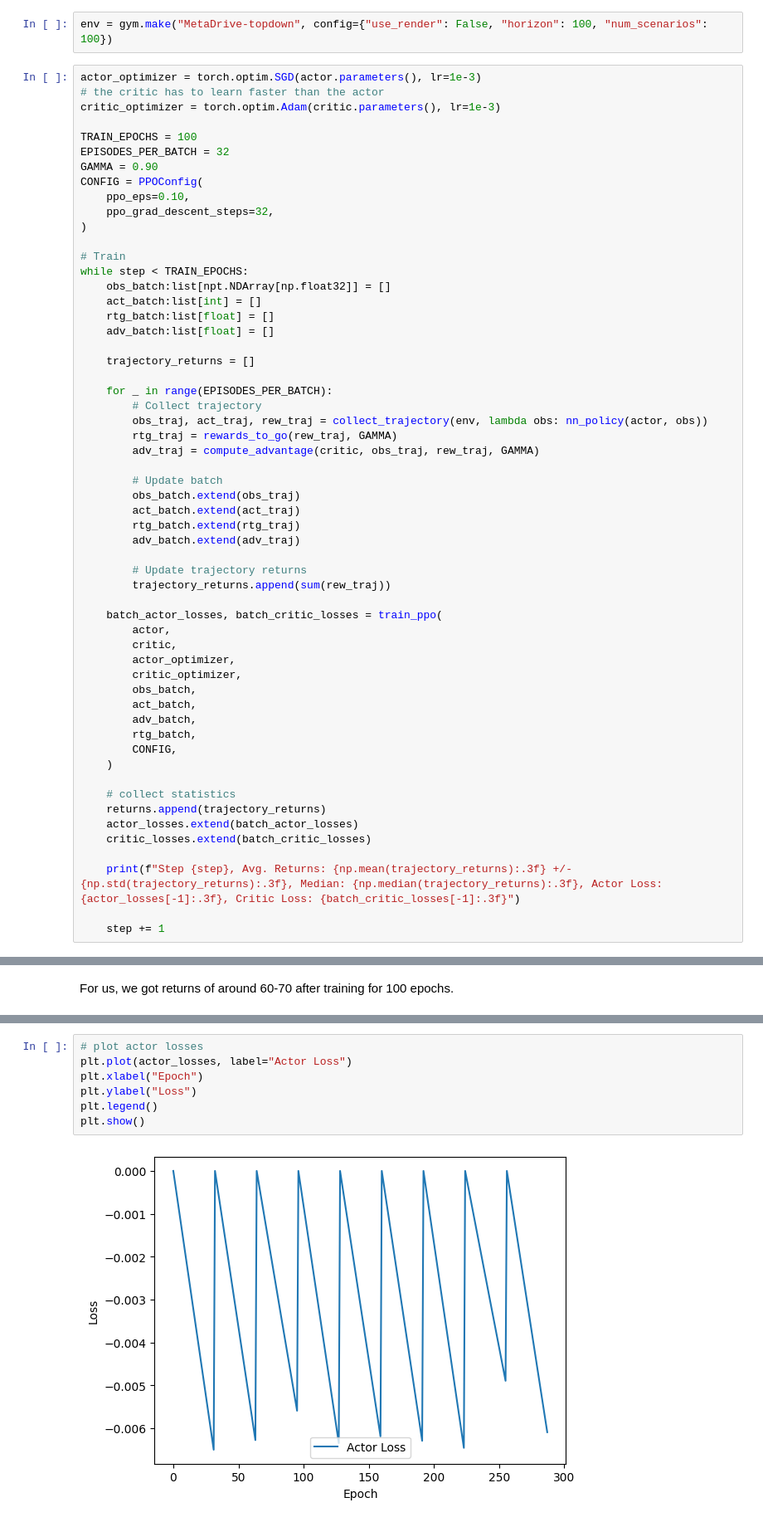
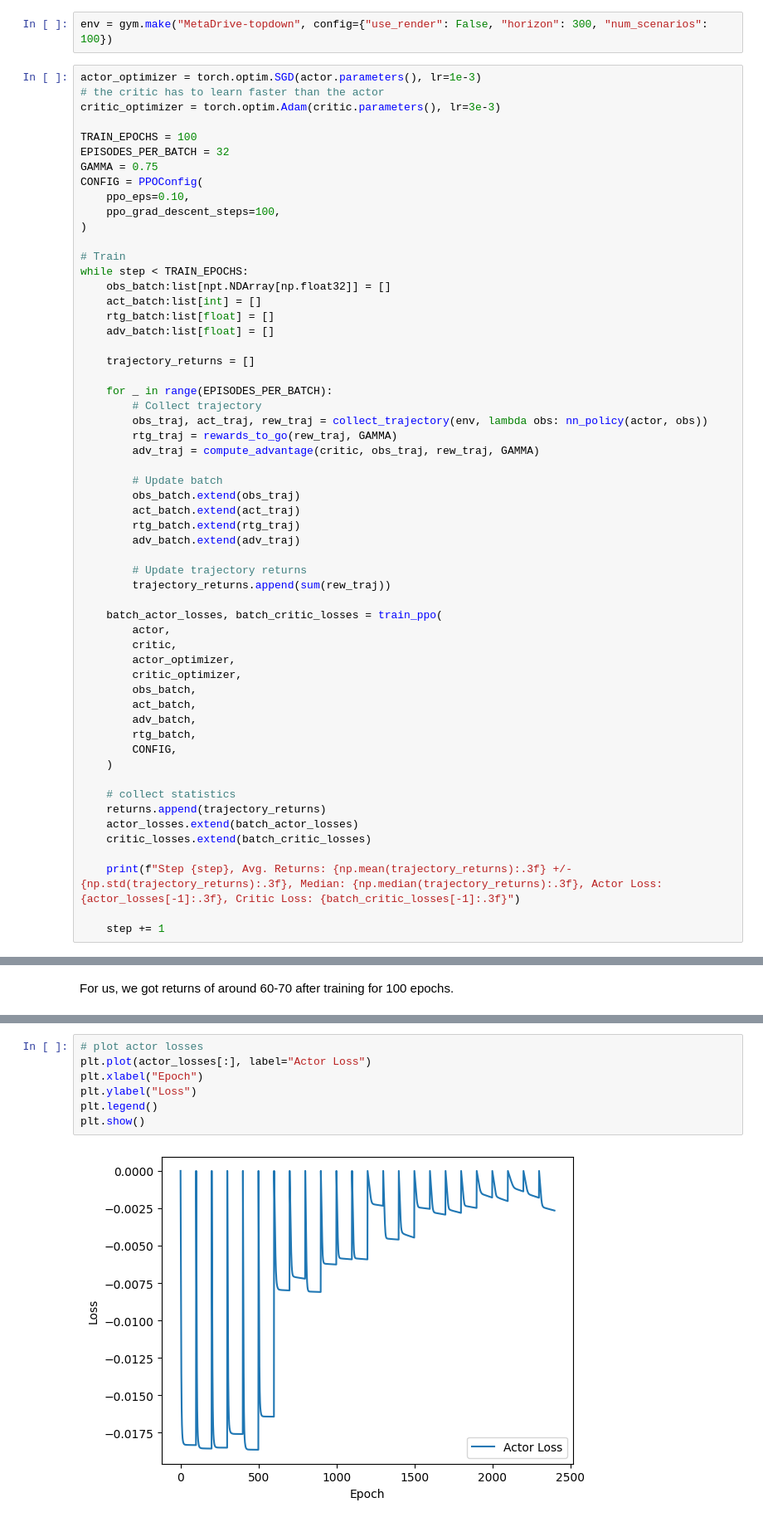
Before and after one commit to wz-ml/MetaDrive-Tutorials, a Jupyter notebook: PPO/ppo_solution.ipynb, the cells around one changed output, grey strips where cells are left out. Shown: that part at 83% size. Cells and saved outputs as stored; diff of their text form.

```diff
--- a/PPO/ppo_solution.ipynb
+++ b/PPO/ppo_solution.ipynb
@@ -285,18 +286,18 @@ returns = []
 actor_losses = []
 critic_losses = []
 # %%
-env = gym.make("MetaDrive-topdown", config={"use_render": False, "horizon": 100, "num_scenarios": 100})
+env = gym.make("MetaDrive-topdown", config={"use_render": False, "horizon": 300, "num_scenarios": 100})
 # %%
 actor_optimizer = torch.optim.SGD(actor.parameters(), lr=1e-3)
 # the critic has to learn faster than the actor
-critic_optimizer = torch.optim.Adam(critic.parameters(), lr=1e-3)
+critic_optimizer = torch.optim.Adam(critic.parameters(), lr=3e-3)
 
 TRAIN_EPOCHS = 100
 EPISODES_PER_BATCH = 32
-GAMMA = 0.90
+GAMMA = 0.75
 CONFIG = PPOConfig(
     ppo_eps=0.10,
-    ppo_grad_descent_steps=32,
+    ppo_grad_descent_steps=100,
 )
 
 # Train
@@ -404,13 +401,13 @@ plt.show()
 [figure]
 # %%
 # plot actor losses
-plt.plot(actor_losses, label="Actor Loss")
+plt.plot(actor_losses[:], label="Actor Loss")
 plt.xlabel("Epoch")
 plt.ylabel("Loss")
 plt.legend()
 plt.show()
 # %% [output]
-[figure, old version]
+[figure, new version]
 # %%
 # plot critic losses
 plt.plot(critic_losses, label="Critic Loss")
```
Also changed, not shown: parts of 7 cells of this notebook, 2 other files.
